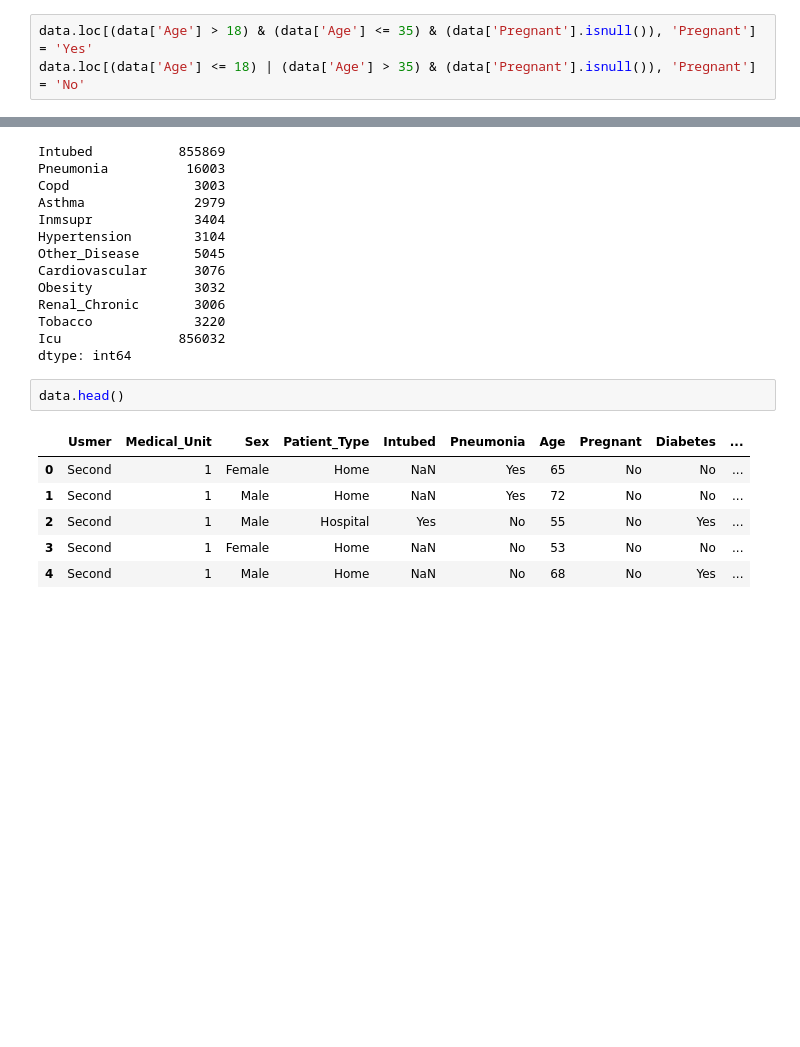
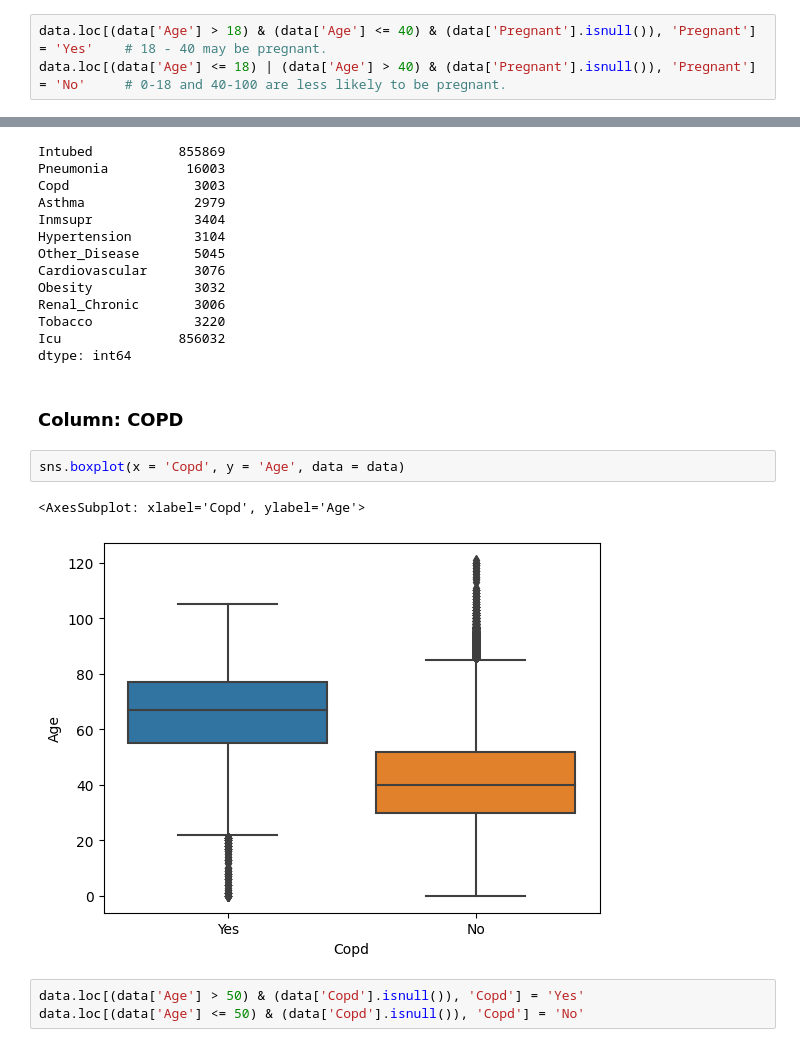
Before and after one commit to Dhruv-Chandra/Covid-19, a Jupyter notebook: Covid.ipynb, the cells around one changed output, grey strips where cells are left out. Saved outputs shown, nothing was run; the diff lists cells and outputs as text; blank space fills up the shorter version.

Commit message:
Added COPD Missing values.

```diff
--- a/Covid.ipynb
+++ b/Covid.ipynb
@@ -373,8 +375,8 @@ sns.boxplot(x = 'Pregnant', y = 'Age', data = data)
 <AxesSubplot: xlabel='Pregnant', ylabel='Age'>
 [figure]
 # %%
-data.loc[(data['Age'] > 18) & (data['Age'] <= 35) & (data['Pregnant'].isnull()), 'Pregnant'] = 'Yes'
-data.loc[(data['Age'] <= 18) | (data['Age'] > 35) & (data['Pregnant'].isnull()), 'Pregnant'] = 'No'
+data.loc[(data['Age'] > 18) & (data['Age'] <= 40) & (data['Pregnant'].isnull()), 'Pregnant'] = 'Yes'    # 18 - 40 may be pregnant.
+data.loc[(data['Age'] <= 18) | (data['Age'] > 40) & (data['Pregnant'].isnull()), 'Pregnant'] = 'No'     # 0-18 and 40-100 are less likely to be pregnant.
 # %%
 data.isnull().sum() [ data.isnull().sum() > 0]
 # %% [output]
@@ -418,12 +420,13 @@ Renal_Chronic       3006
 Tobacco             3220
 Icu               856032
 dtype: int64
-# %%
-data.head()
-# %% [output]
-|  | Usmer | Medical_Unit | Sex | Patient_Type | Intubed | Pneumonia | Age | Pregnant | Diabetes | ... |
-| 0 | Second | 1 | Female | Home | NaN | Yes | 65 | No | No | ... |
-| 1 | Second | 1 | Male | Home | NaN | Yes | 72 | No | No | ... |
-| 2 | Second | 1 | Male | Hospital | Yes | No | 55 | No | Yes | ... |
-| 3 | Second | 1 | Female | Home | NaN | No | 53 | No | No | ... |
-| 4 | Second | 1 | Male | Home | NaN | No | 68 | No | Yes | ... |
+# %% [markdown]
+### Column: COPD
+# %%
+sns.boxplot(x = 'Copd', y = 'Age', data = data)
+# %% [output]
+<AxesSubplot: xlabel='Copd', ylabel='Age'>
+[figure, added]
+# %%
+data.loc[(data['Age'] > 50) & (data['Copd'].isnull()), 'Copd'] = 'Yes'
+data.loc[(data['Age'] <= 50) & (data['Copd'].isnull()), 'Copd'] = 'No'
```
Also changed, not shown: parts of 9 cells of this notebook.
